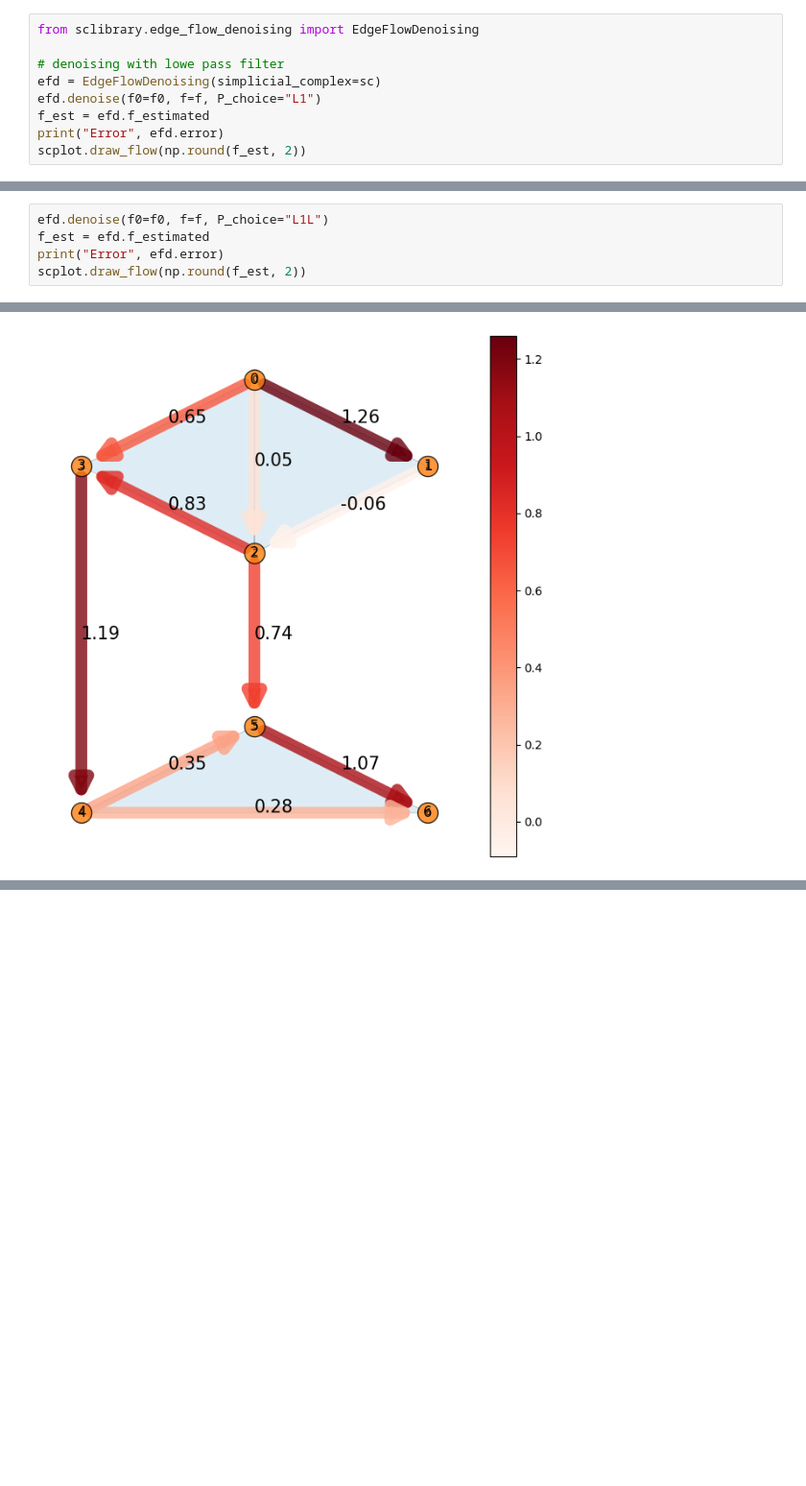
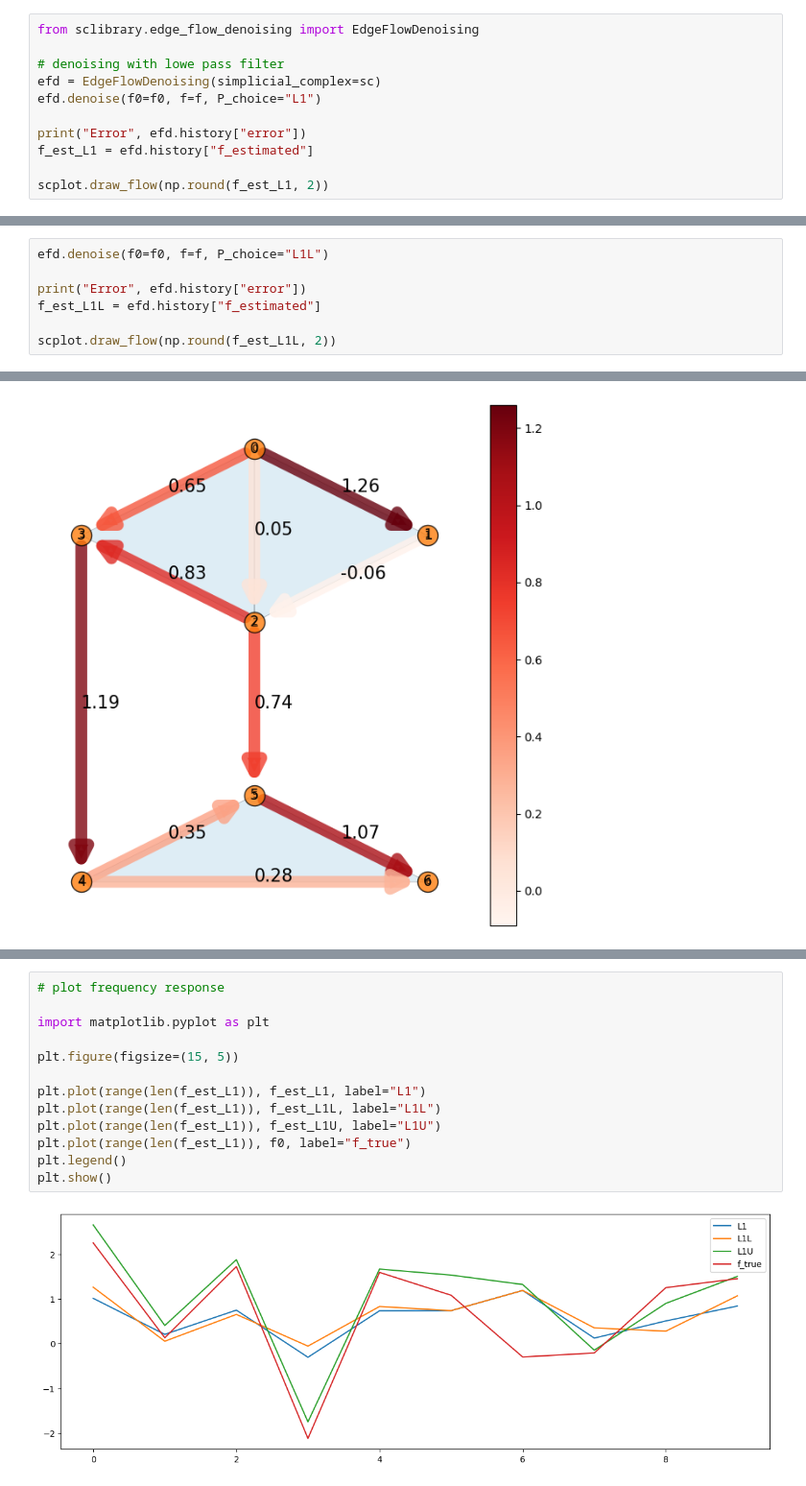
Before and after one commit to irtazahashmi/pytspl, a Jupyter notebook: notebooks/edge_flow_denoising.ipynb, the cells around one changed output, grey strips where cells are left out. Shown at 96% size. Cells and saved outputs as stored; diff of their text form; blank space fills up the shorter version.

```diff
--- a/notebooks/edge_flow_denoising.ipynb
+++ b/notebooks/edge_flow_denoising.ipynb
@@ -73,17 +73,21 @@ from sclibrary.edge_flow_denoising import EdgeFlowDenoising
 # denoising with lowe pass filter
 efd = EdgeFlowDenoising(simplicial_complex=sc)
 efd.denoise(f0=f0, f=f, P_choice="L1")
-f_est = efd.f_estimated
-print("Error", efd.error)
-scplot.draw_flow(np.round(f_est, 2))
+
+print("Error", efd.history["error"])
+f_est_L1 = efd.history["f_estimated"]
+
+scplot.draw_flow(np.round(f_est_L1, 2))
 # %% [output]
 Error 0.7023925539678443
 [figure]
 # %%
 efd.denoise(f0=f0, f=f, P_choice="L1L")
-f_est = efd.f_estimated
-print("Error", efd.error)
-scplot.draw_flow(np.round(f_est, 2))
+
+print("Error", efd.history["error"])
+f_est_L1L = efd.history["f_estimated"]
+
+scplot.draw_flow(np.round(f_est_L1L, 2))
 # %% [output]
 Error 0.7309451950015002
 [figure]
@@ -89,0 +104,15 @@ Error 0.7309451950015002
+# %%
+# plot frequency response
+
+import matplotlib.pyplot as plt
+
+plt.figure(figsize=(15, 5))
+
+plt.plot(range(len(f_est_L1)), f_est_L1, label="L1")
+plt.plot(range(len(f_est_L1)), f_est_L1L, label="L1L")
+plt.plot(range(len(f_est_L1)), f_est_L1U, label="L1U")
+plt.plot(range(len(f_est_L1)), f0, label="f_true")
+plt.legend()
+plt.show()
+# %% [output]
+[figure, added]
```
Also changed, not shown: parts of 1 cell of this notebook, 5 other files.
